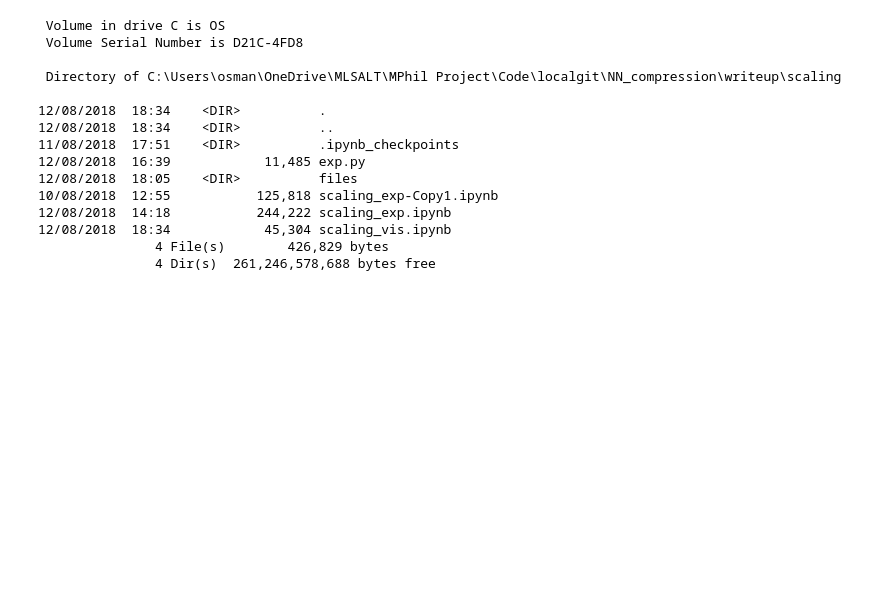
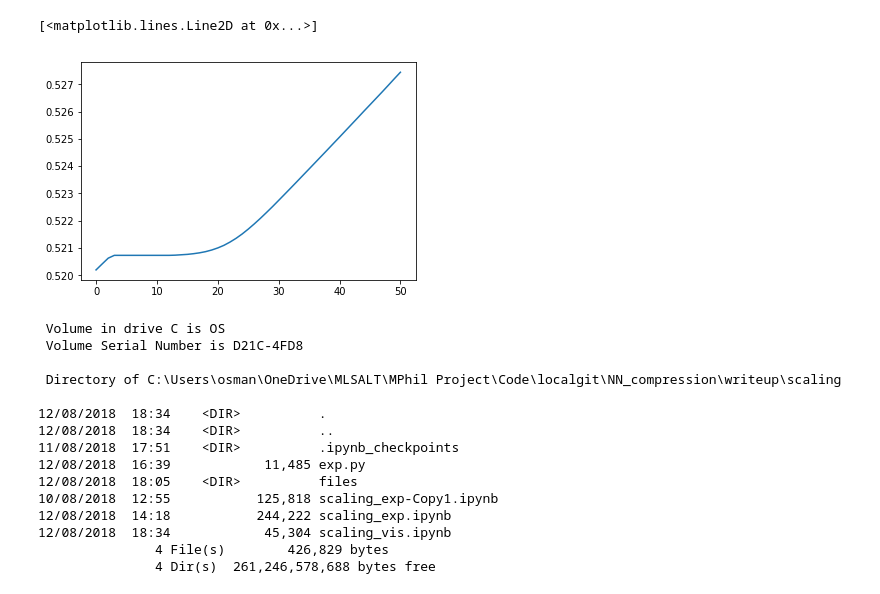
Before and after one commit to okz12/NN_compression, a Jupyter notebook: writeup/scaling/scaling_vis.ipynb, the cells around one changed output. Cells and saved outputs as stored; diff of their text form; code cells hidden in the pictures; blank space fills up the shorter version.

```diff
--- a/writeup/scaling/scaling_vis.ipynb
+++ b/writeup/scaling/scaling_vis.ipynb
@@ -100,3 +95,8 @@ kd
+# %%
+plt.plot(swss['scale'][:,1])
+# %% [output]
+[<matplotlib.lines.Line2D at 0x...>]
+[figure, added]
 # %%
 ! dir
 # %% [output]
```
Also changed, not shown: parts of 2 cells of this notebook, 1 other file.
